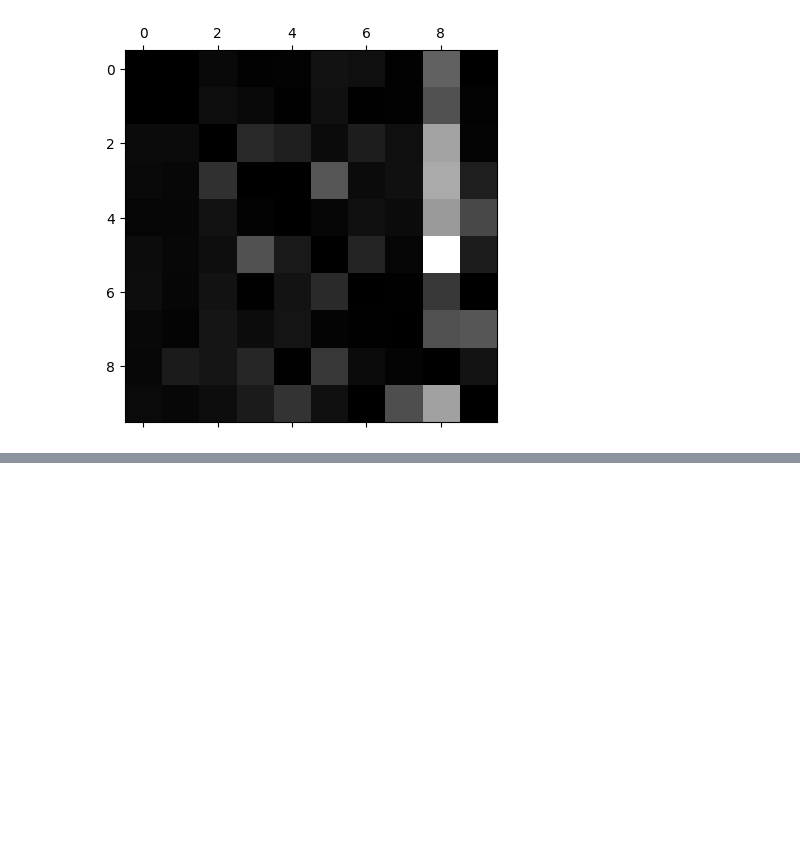
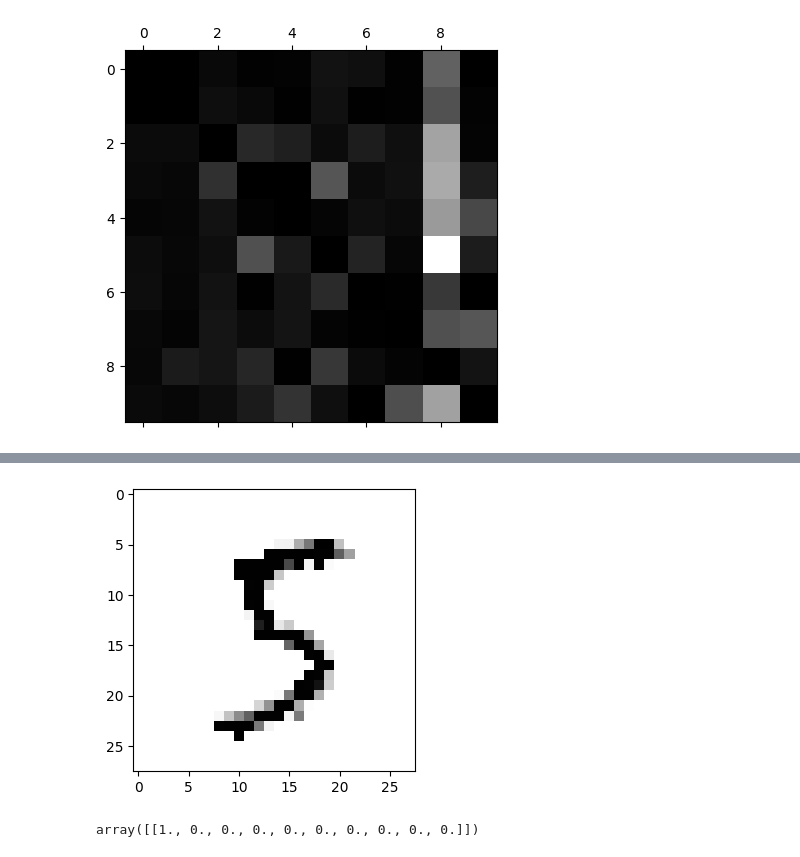
Before and after one commit to afreediz/AI_learn, a Jupyter notebook: MNIST/mnist.ipynb, the cells around one changed output, grey strips where cells are left out. Saved outputs shown, nothing was run; the diff lists cells and outputs as text; code cells hidden in the pictures; blank space fills up the shorter version.

```diff
--- a/MNIST/mnist.ipynb
+++ b/MNIST/mnist.ipynb
@@ -412,0 +467,10 @@ No instances to plot.
+# %%
+pred = knn_clf.predict([X_train_mod.loc[some_index]])
+plt.figure(figsize=(8, 4))
+plt.subplot(121);
+image = pred.reshape(28, 28)
+plt.imshow(image, cmap = mpl.cm.binary,
+               interpolation="nearest")
+plt.show()
+# %% [output]
+[figure, added]
@@ -412,0 +489,5 @@ No instances to plot.
+# %%
+prediction = knn_clf.predict_proba([X_train.loc[1]])
+prediction
+# %% [output]
+array([[1., 0., 0., 0., 0., 0., 0., 0., 0., 0.]])
```
Also changed, not shown: parts of 12 cells of this notebook.
